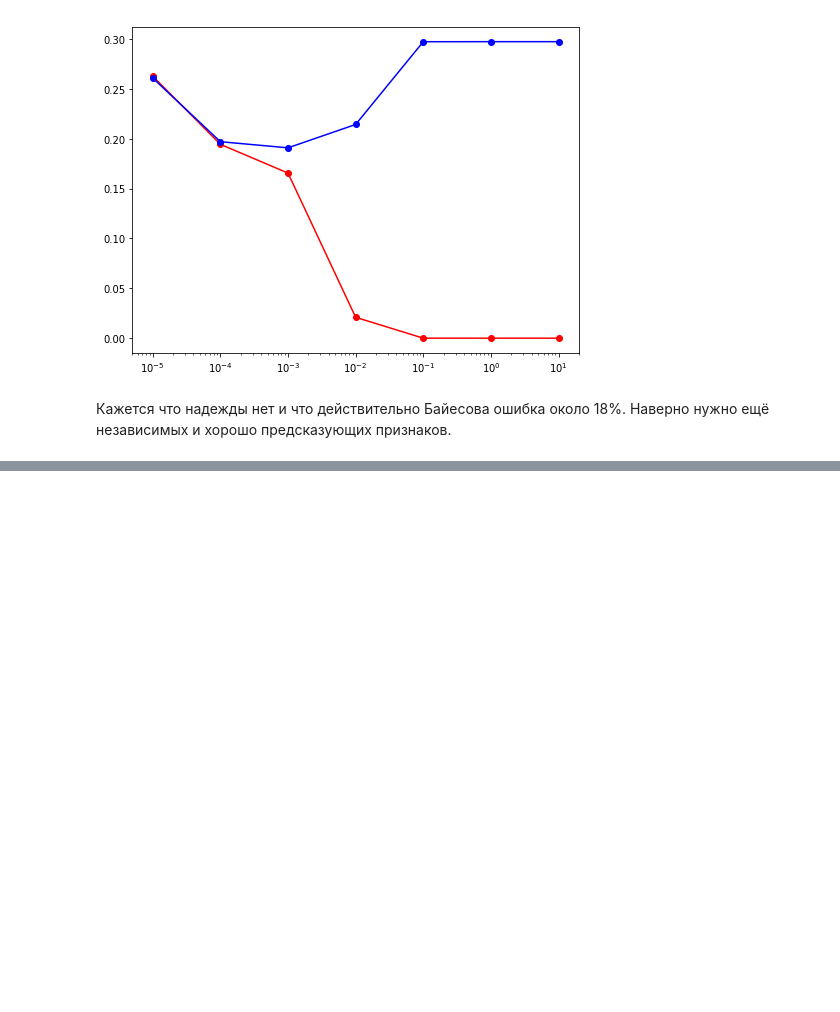
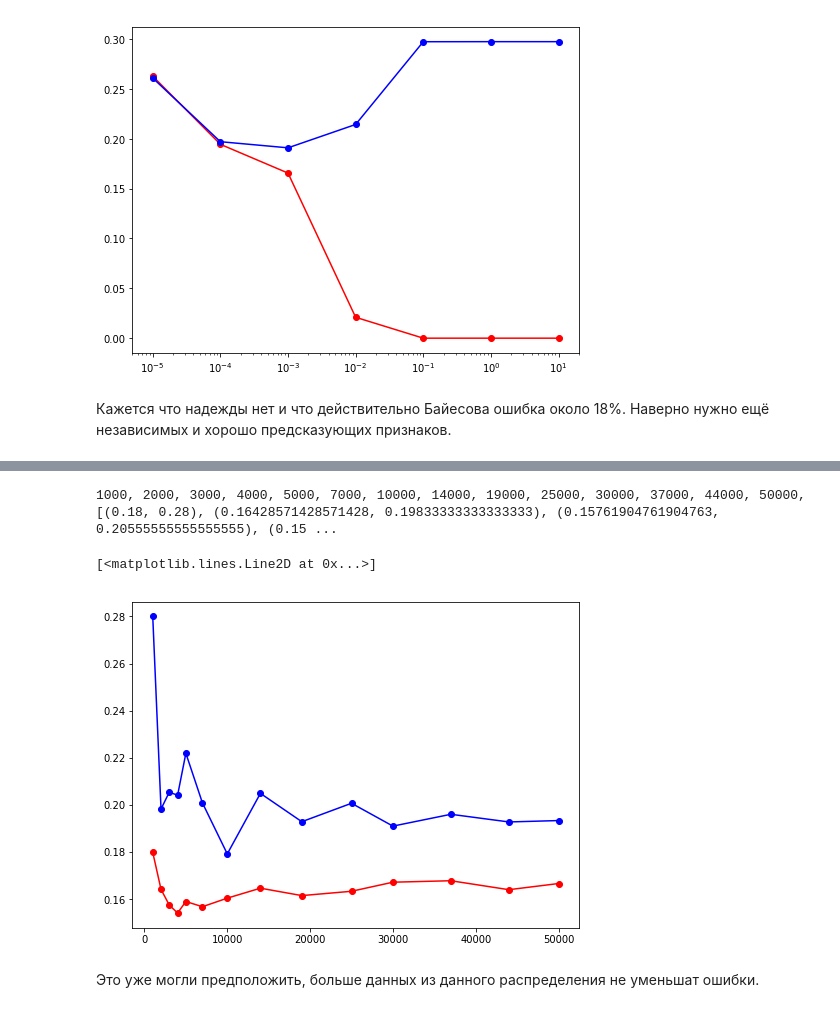
Before and after one commit to kormang/MachineLearningCourseProject, a Jupyter notebook: gss.ipynb, the cells around one changed output, grey strips where cells are left out. Drawn from its saved outputs; the diff is of its cells as text; code cells hidden in the pictures; blank space fills up the shorter version.

Commit message:
Added learning curve

```diff
--- a/gss.ipynb
+++ b/gss.ipynb
@@ -1482,0 +1501,31 @@ plt.plot(gamma_array, [err[1] for err in gammaresults],
+# %%
+svc = SVC(kernel='rbf', C=1.0, gamma=0.001)
+# %%
+def try_N_examples_svc(svc, N):
+    print(N, end=", ")
+    ds = prepare_sub_ds(N)
+    svc.fit(ds.X_train, ds.y_train)
+    predicted_y_train = svc.predict(ds.X_train)
+    predited_y_test = svc.predict(ds.X_test)
+    err_train = np.mean(ds.y_train != predicted_y_train)
+    err_test  = np.mean(ds.y_test  != predited_y_test)
+    return (err_train, err_test)
+# %%
+N_array = [1000, 2000, 3000, 4000, 5000, 7000, 10000, 14000, 19000, 25000, 30000, 37000, 44000, 50000]
+# %%
+N_results = [try_N_examples_svc(svc, N) for N in N_array]
+print(N_results)
+# %% [output]
+1000, 2000, 3000, 4000, 5000, 7000, 10000, 14000, 19000, 25000, 30000, 37000, 44000, 50000, [(0.18, 0.28), (0.16428571428571428, 0.19833333333333333), (0.15761904761904763, 0.20555555555555555), (0.15 ...
+# %%
+plt.rcParams["figure.figsize"] = [8, 6]
+axes = plt.gca()
+plt.plot(N_array, [err[0] for err in N_results],
+             color='red', linestyle='solid', marker='o', label='Train err')
+plt.plot(N_array, [err[1] for err in N_results],
+             color='blue', linestyle='solid', marker='o', label='Test err')
+# %% [output]
+[<matplotlib.lines.Line2D at 0x...>]
+[figure, added]
+# %% [markdown]
+Это уже могли предположить, больше данных из данного распределения не уменьшат ошибки.
```
Also changed, not shown: parts of 3 cells of this notebook.
